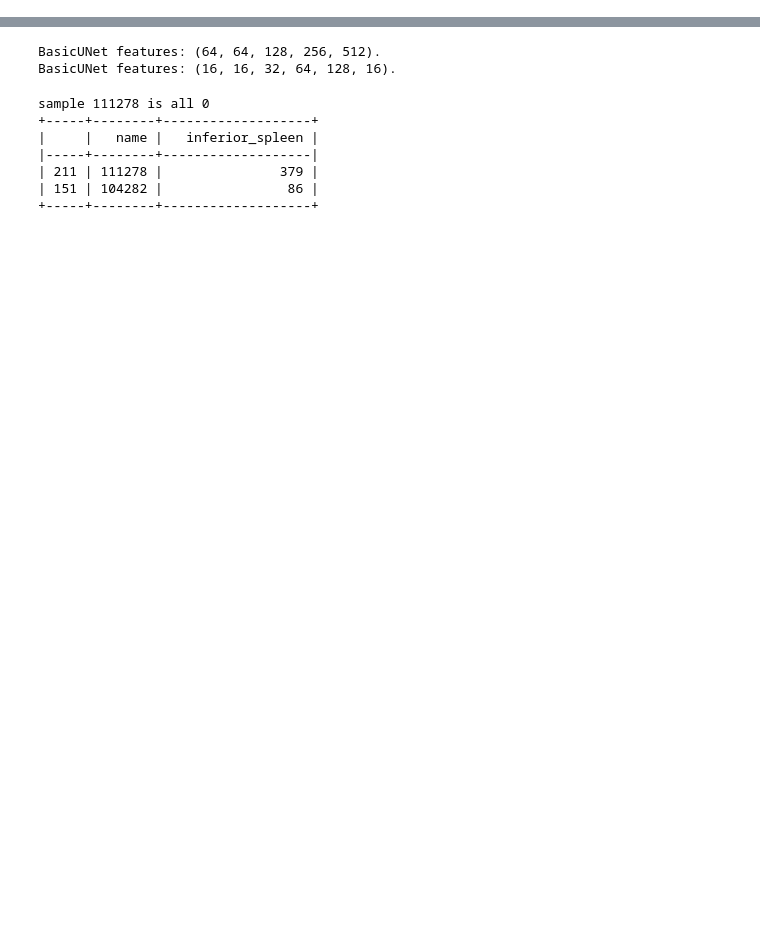
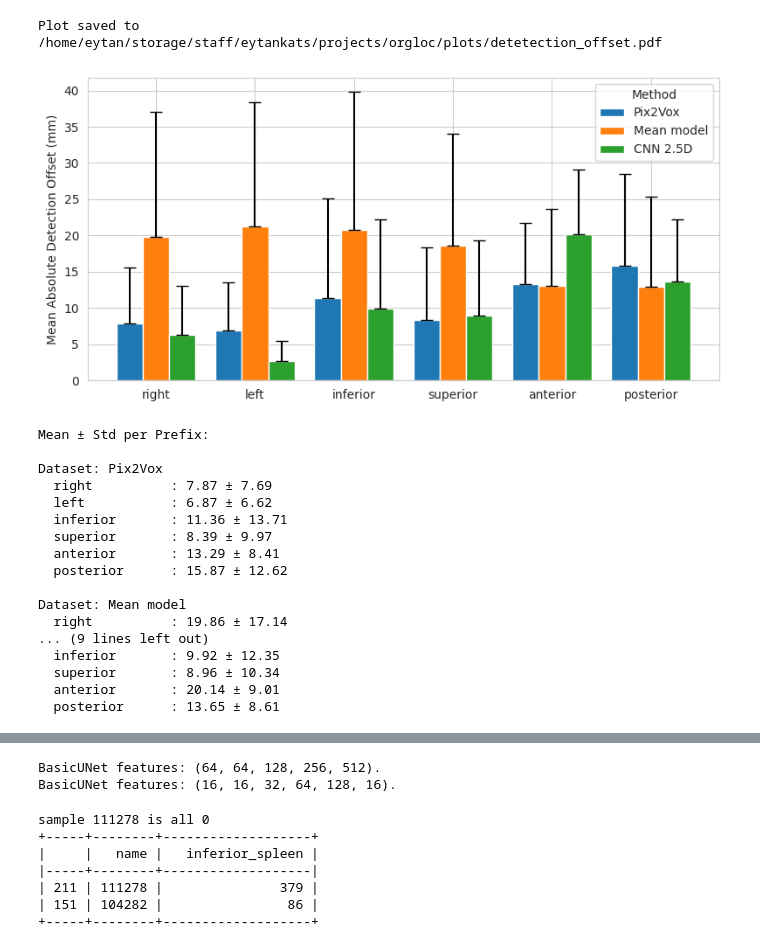
Before and after one commit to EytanKats/orgloc, a Jupyter notebook: notebooks/plot_results_v2_volumetric.ipynb, the cells around one changed output, grey strips where cells are left out. Cells and saved outputs as stored; diff of their text form; code cells hidden in the pictures; blank space fills up the shorter version.

Commit message:
updated visualizations

```diff
--- a/notebooks/plot_results_v2_volumetric.ipynb
+++ b/notebooks/plot_results_v2_volumetric.ipynb
@@ -31,3 +23,9 @@ ckpt_path = '/home/eytan/storage/staff/eytankats/projects/orgloc/experiments/202
 # %%
-df = pd.read_csv('/home/eytan/storage/staff/eytankats/projects/orgloc/experiments/202506251345_multidim_multilabel_unet_processed_aggmasksv2/results.csv')[:-2]
-# df['experiment'] = 'multilabel_basicunet_filteredaggmasksv2'
+results_3d = '/home/eytan/storage/staff/eytankats/projects/orgloc/experiments/202507082234_multidim_multilabel_alllabels_weighted3_unet_processed_aggmasksv2/results_100.csv'
+# results_25d = '/home/eytan/storage/staff/eytankats/projects/orgloc/experiments/202507141821_multidim_multilabel_alllabels_weighted5_25dim_unet_processed_aggmasksv2/results_30.csv'
+results_25d = '/home/eytan/materials/orgloc/experiments/202507141821_multidim_multilabel_alllabels_weighted5_25dim_unet_processed_aggmasksv2/results_100.csv'
+results_mm = '/home/eytan/storage/staff/eytankats/projects/orgloc/experiments/mean_model_wdice/results_100.csv'
+
+df_3d = pd.read_csv(results_3d)#[:-2]
+df_25d = pd.read_csv(results_25d)#[:-2]
+df_mm = pd.read_csv(results_mm)
@@ -103,3 +128,0 @@ print(tabulate(df.head(10), headers='keys', tablefmt='psql'))
-# %%
-prefixes = ['left', 'right', 'inferior', 'superior', 'anterior', 'posterior']
-plot_grouped_by_prefix(df, prefixes, title="BBOX ERROR - GROUPED BY PREFIX", outliers=True)
@@ -107,0 +261,31 @@ plot_grouped_by_prefix(df, prefixes, title="BBOX ERROR - GROUPED BY PREFIX", out
+# %%
+plot_prefix_comparison_barplot(
+    [df_3d, df_mm, df_25d ],
+    prefixes=['right', 'left', 'inferior', 'superior', 'anterior', 'posterior'],
+    suffixes = None,
+    labels=('Pix2Vox',  'Mean model', 'CNN 2.5D'),
+    title='',
+    y_label='Mean Absolute Detection Offset (mm)',
+    figsize=(8, 4),
+    save_path='/home/eytan/storage/staff/eytankats/projects/orgloc/plots/detetection_offset.pdf'
+)
+# %% [output]
+Plot saved to /home/eytan/storage/staff/eytankats/projects/orgloc/plots/detetection_offset.pdf
+[figure, added]
+Mean ± Std per Prefix:
+
+Dataset: Pix2Vox
+  right          : 7.87 ± 7.69
+  left           : 6.87 ± 6.62
+  inferior       : 11.36 ± 13.71
+  superior       : 8.39 ± 9.97
+  anterior       : 13.29 ± 8.41
+  posterior      : 15.87 ± 12.62
+
+Dataset: Mean model
+  right          : 19.86 ± 17.14
+... (9 lines left out)
+  inferior       : 9.92 ± 12.35
+  superior       : 8.96 ± 10.34
+  anterior       : 20.14 ± 9.01
+  posterior      : 13.65 ± 8.61
```
Also changed, not shown: parts of 16 cells of this notebook.
